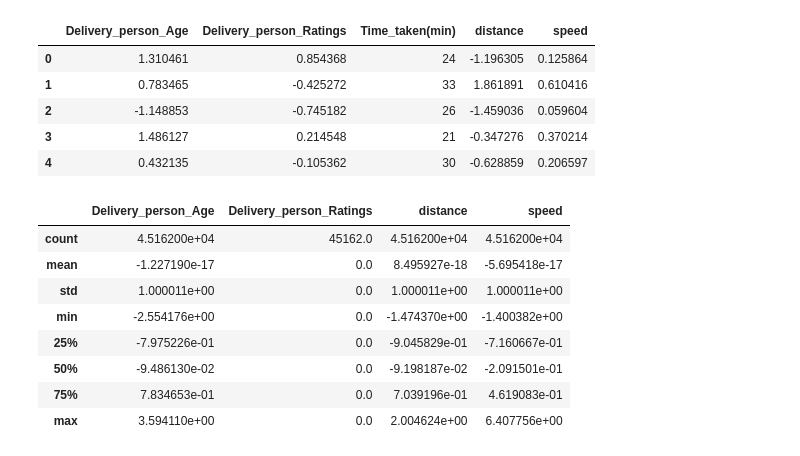
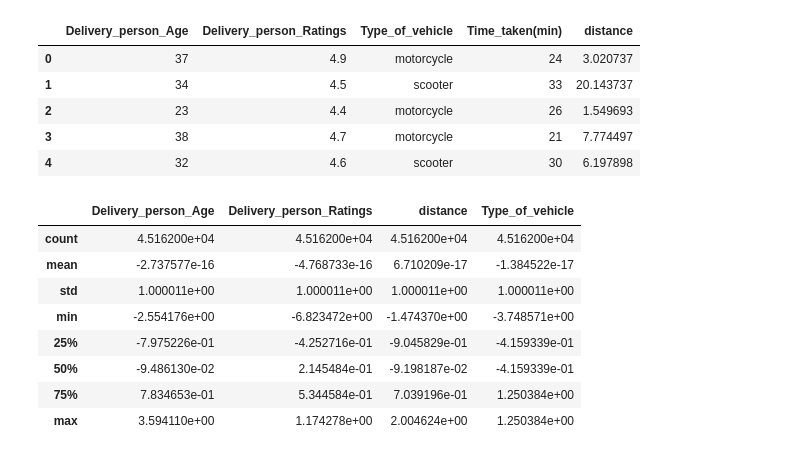
Before and after one commit to sarfraspc/Delivery-Time-Predictor, a Jupyter notebook: src/preprocessing.ipynb, the cells around one changed output. Cells and saved outputs as stored; diff of their text form; code cells hidden in the pictures.

```diff
--- a/src/preprocessing.ipynb
+++ b/src/preprocessing.ipynb
@@ -2,7 +2,7 @@
 import pandas as pd
 
 df=pd.read_excel('../data/Food Delivery Time Prediction Case Study.xlsx')
-df.drop(df[['ID','Delivery_person_ID','Type_of_order','Type_of_vehicle']],axis=1,inplace=True)
+df.drop(df[['ID','Delivery_person_ID','Type_of_order']],axis=1,inplace=True)
 # %%
 from geopy.distance import geodesic
 
@@ -15,37 +15,40 @@ df['distance']=df.apply(compute_distance,axis=1)
 df.drop(df[['Restaurant_longitude','Restaurant_latitude','Delivery_location_latitude','Delivery_location_longitude']],axis=1,inplace=True)
 # %%
 df=df[df['distance']<100]
-# %%
-df['speed']=df['distance']/df['Time_taken(min)']
 # %%
 df.head()
 # %% [output]
-|  | Delivery_person_Age | Delivery_person_Ratings | Time_taken(min) | distance | speed |
-| 0 | 1.310461 | 0.854368 | 24 | -1.196305 | 0.125864 |
-| 1 | 0.783465 | -0.425272 | 33 | 1.861891 | 0.610416 |
-| 2 | -1.148853 | -0.745182 | 26 | -1.459036 | 0.059604 |
-| 3 | 1.486127 | 0.214548 | 21 | -0.347276 | 0.370214 |
-| 4 | 0.432135 | -0.105362 | 30 | -0.628859 | 0.206597 |
+|  | Delivery_person_Age | Delivery_person_Ratings | Type_of_vehicle | Time_taken(min) | distance |
+| 0 | 37 | 4.9 | motorcycle | 24 | 3.020737 |
+| 1 | 34 | 4.5 | scooter | 33 | 20.143737 |
+| 2 | 23 | 4.4 | motorcycle | 26 | 1.549693 |
+| 3 | 38 | 4.7 | motorcycle | 21 | 7.774497 |
+| 4 | 32 | 4.6 | scooter | 30 | 6.197898 |
 # %%
 df['Delivery_person_Ratings']=df['Delivery_person_Ratings'].clip(lower=2.5,upper=5)
+# %%
+from sklearn.preprocessing import LabelEncoder
+
+la=LabelEncoder()
+df['Type_of_vehicle']=la.fit_transform(df['Type_of_vehicle'])
 # %%
 from sklearn.preprocessing import StandardScaler
 
-colms=['Delivery_person_Age','Delivery_person_Ratings','distance','speed']
+colms=['Delivery_person_Age','Delivery_person_Ratings','distance','Type_of_vehicle']
 
 scale=StandardScaler()
 
 df[colms]=scale.fit_transform(df[colms])
 df[colms].describe()
 # %% [output]
-|  | Delivery_person_Age | Delivery_person_Ratings | distance | speed |
-| count | 4.516200e+04 | 45162.0 | 4.516200e+04 | 4.516200e+04 |
-| mean | -1.227190e-17 | 0.0 | 8.495927e-18 | -5.695418e-17 |
-| std | 1.000011e+00 | 0.0 | 1.000011e+00 | 1.000011e+00 |
-| min | -2.554176e+00 | 0.0 | -1.474370e+00 | -1.400382e+00 |
-| 25% | -7.975226e-01 | 0.0 | -9.045829e-01 | -7.160667e-01 |
-| 50% | -9.486130e-02 | 0.0 | -9.198187e-02 | -2.091501e-01 |
-| 75% | 7.834653e-01 | 0.0 | 7.039196e-01 | 4.619083e-01 |
-| max | 3.594110e+00 | 0.0 | 2.004624e+00 | 6.407756e+00 |
+|  | Delivery_person_Age | Delivery_person_Ratings | distance | Type_of_vehicle |
+| count | 4.516200e+04 | 4.516200e+04 | 4.516200e+04 | 4.516200e+04 |
+| mean | -2.737577e-16 | -4.768733e-16 | 6.710209e-17 | -1.384522e-17 |
+| std | 1.000011e+00 | 1.000011e+00 | 1.000011e+00 | 1.000011e+00 |
+| min | -2.554176e+00 | -6.823472e+00 | -1.474370e+00 | -3.748571e+00 |
+| 25% | -7.975226e-01 | -4.252716e-01 | -9.045829e-01 | -4.159339e-01 |
+| 50% | -9.486130e-02 | 2.145484e-01 | -9.198187e-02 | -4.159339e-01 |
+| 75% | 7.834653e-01 | 5.344584e-01 | 7.039196e-01 | 1.250384e+00 |
+| max | 3.594110e+00 | 1.174278e+00 | 2.004624e+00 | 1.250384e+00 |
 # %%
 df.to_csv('../data/cleaned.csv')
```
Also changed, not shown: 3 other files.
